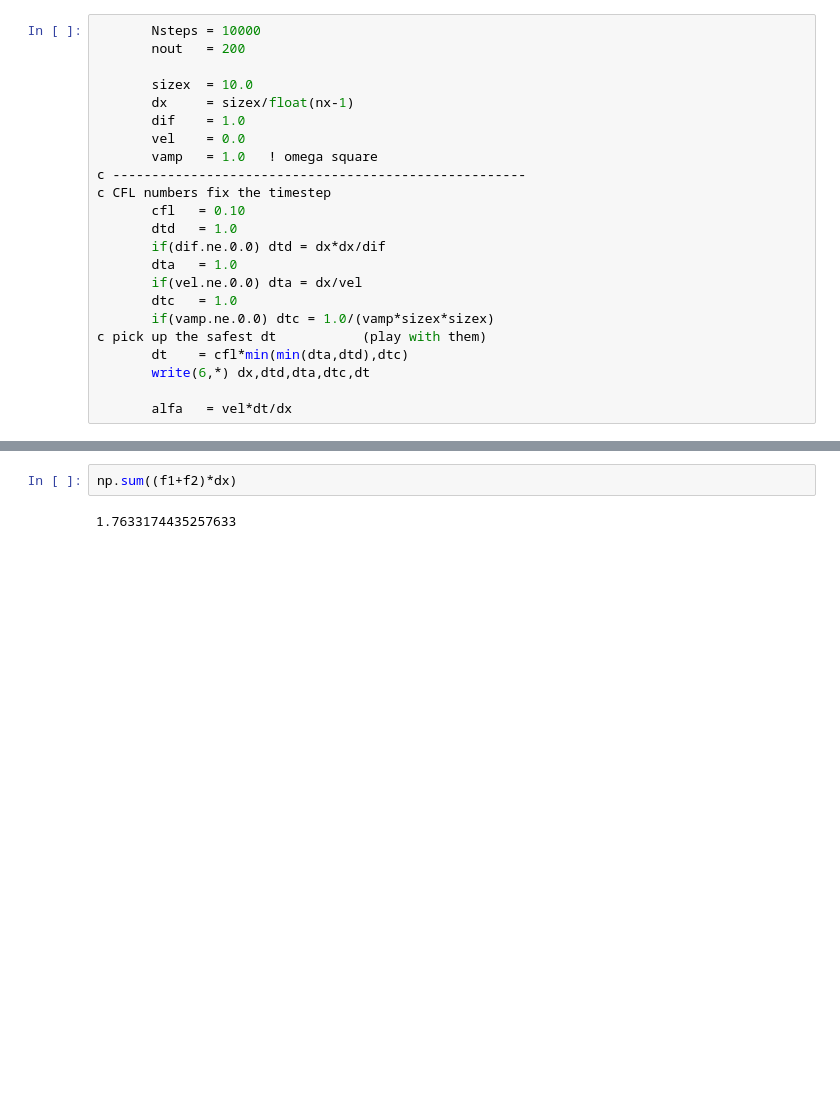
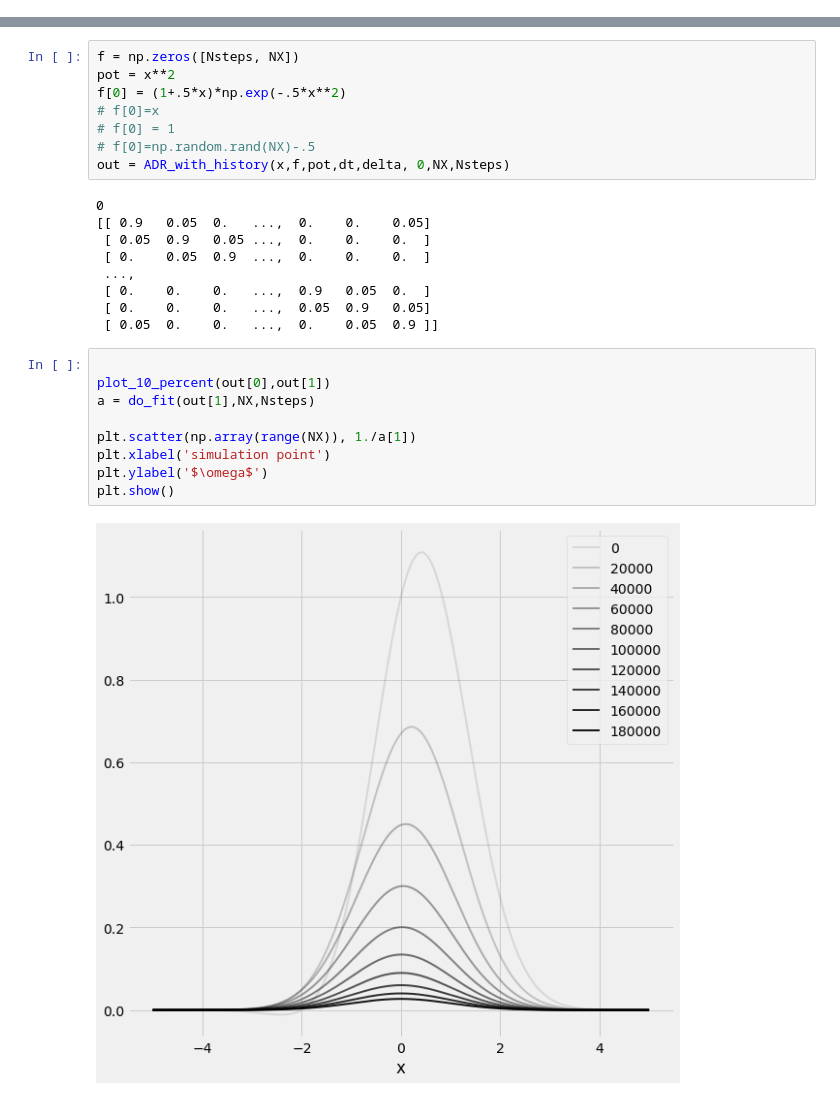
Before and after one commit to ianhi/courses, a Jupyter notebook: AC274/HW/HW_4/HW_4.ipynb, the cells around one changed output, grey strips where cells are left out. Cells and saved outputs as stored; diff of their text form; blank space fills up the shorter version.

```diff
--- a/AC274/HW/HW_4/HW_4.ipynb
+++ b/AC274/HW/HW_4/HW_4.ipynb
@@ -6,25 +7,2 @@ import matplotlib as mpl
 mpl.style.use(['fivethirtyeight', 'figsize'])
 _SAVEDIR_ = 'Tex/figures/'
-# %%
-       Nsteps = 10000
-       nout   = 200
-
-       sizex  = 10.0
-       dx     = sizex/float(nx-1)
-       dif    = 1.0
-       vel    = 0.0
-       vamp   = 1.0   ! omega square
-c -----------------------------------------------------
-c CFL numbers fix the timestep
-       cfl   = 0.10
-       dtd   = 1.0
-       if(dif.ne.0.0) dtd = dx*dx/dif
-       dta   = 1.0
-       if(vel.ne.0.0) dta = dx/vel
-       dtc   = 1.0
-       if(vamp.ne.0.0) dtc = 1.0/(vamp*sizex*sizex)
-c pick up the safest dt           (play with them)
-       dt    = cfl*min(min(dta,dtd),dtc)
-       write(6,*) dx,dtd,dta,dtc,dt
-
-       alfa   = vel*dt/dx
@@ -112,4 +127,28 @@ plt.show()
-# %%
-np.sum((f1+f2)*dx)
-# %% [output]
-1.7633174435257633
+# %%
+f = np.zeros([Nsteps, NX])
+pot = x**2
+f[0] = (1+.5*x)*np.exp(-.5*x**2)
+# f[0]=x
+# f[0] = 1
+# f[0]=np.random.rand(NX)-.5
+out = ADR_with_history(x,f,pot,dt,delta, 0,NX,Nsteps)
+# %% [output]
+0
+[[ 0.9   0.05  0.   ...,  0.    0.    0.05]
+ [ 0.05  0.9   0.05 ...,  0.    0.    0.  ]
+ [ 0.    0.05  0.9  ...,  0.    0.    0.  ]
+ ...,
+ [ 0.    0.    0.   ...,  0.9   0.05  0.  ]
+ [ 0.    0.    0.   ...,  0.05  0.9   0.05]
+ [ 0.05  0.    0.   ...,  0.    0.05  0.9 ]]
+# %%
+
+plot_10_percent(out[0],out[1])
+a = do_fit(out[1],NX,Nsteps)
+
+plt.scatter(np.array(range(NX)), 1./a[1])
+plt.xlabel('simulation point')
+plt.ylabel('$\omega$')
+plt.show()
+# %% [output]
+[figure, added]
```
Also changed, not shown: parts of 15 cells of this notebook.
